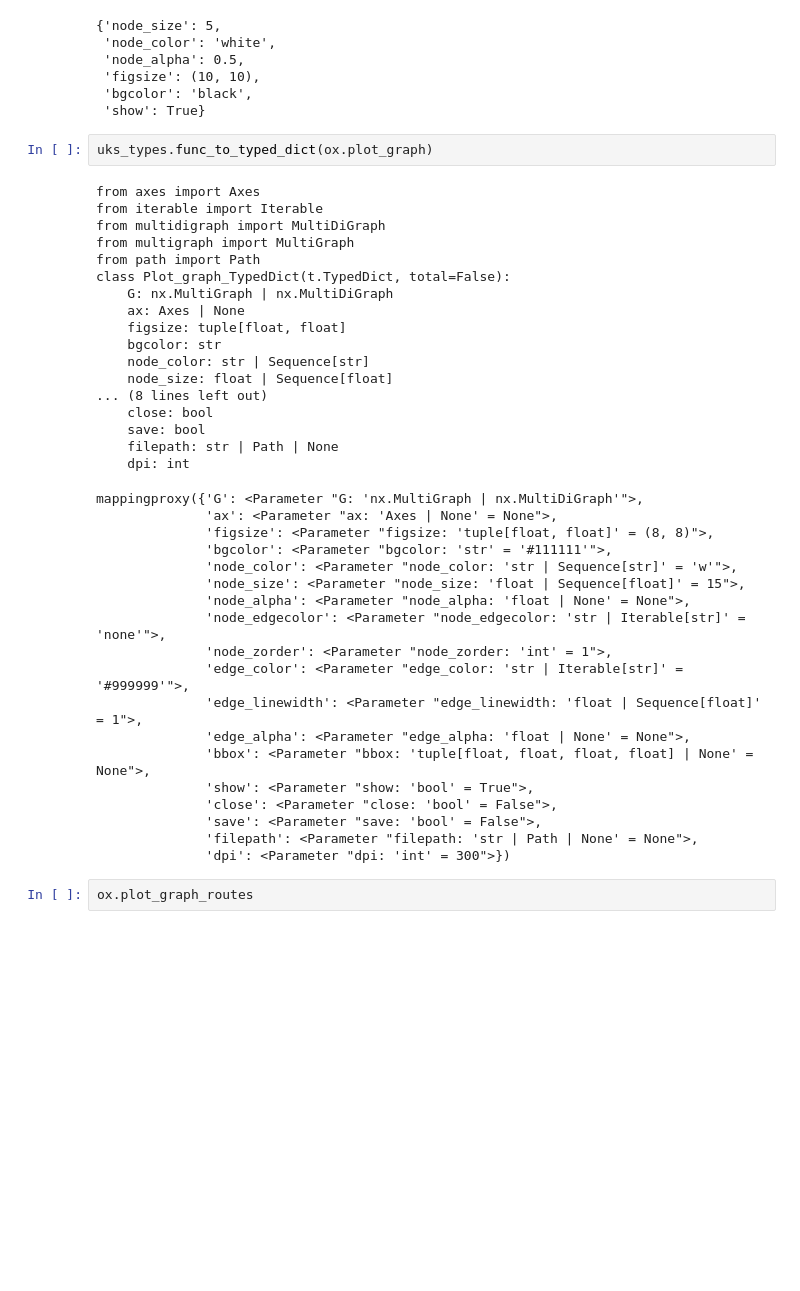
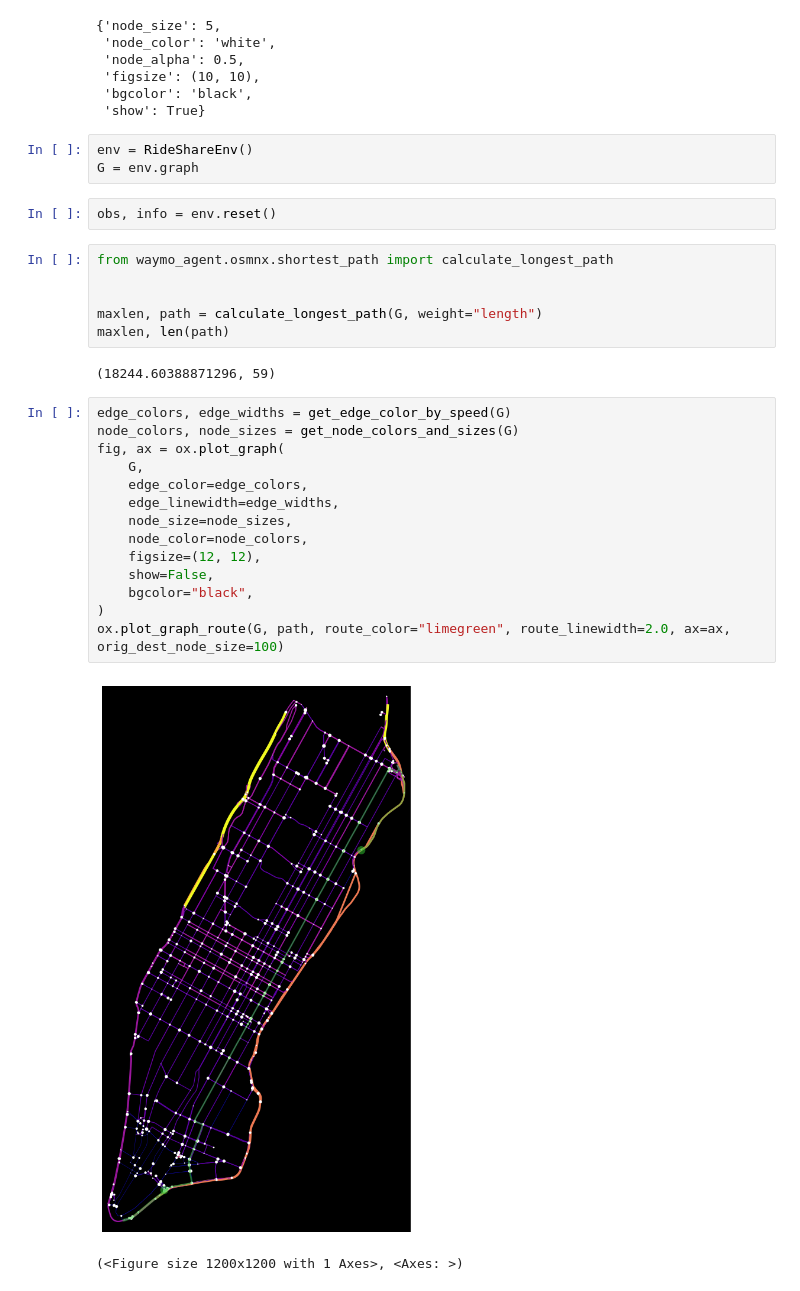
Before and after one commit to akseldkw07/Waymo-Agent, a Jupyter notebook: notebooks/scratch.ipynb, the cells around one changed output. Cells and saved outputs as stored; diff of their text form; blank space fills up the shorter version.

```diff
--- a/notebooks/scratch.ipynb
+++ b/notebooks/scratch.ipynb
@@ -44,43 +42,33 @@ DEFAULT_OX_PLOT_NOTEBOOK
  'figsize': (10, 10),
  'bgcolor': 'black',
  'show': True}
-# %%
-uks_types.func_to_typed_dict(ox.plot_graph)
-# %% [output]
-from axes import Axes
-from iterable import Iterable
-from multidigraph import MultiDiGraph
-from multigraph import MultiGraph
-from path import Path
-class Plot_graph_TypedDict(t.TypedDict, total=False):
-    G: nx.MultiGraph | nx.MultiDiGraph
-    ax: Axes | None
-    figsize: tuple[float, float]
-    bgcolor: str
-    node_color: str | Sequence[str]
-    node_size: float | Sequence[float]
-... (8 lines left out)
-    close: bool
-    save: bool
-    filepath: str | Path | None
-    dpi: int
-mappingproxy({'G': <Parameter "G: 'nx.MultiGraph | nx.MultiDiGraph'">,
-              'ax': <Parameter "ax: 'Axes | None' = None">,
-              'figsize': <Parameter "figsize: 'tuple[float, float]' = (8, 8)">,
-              'bgcolor': <Parameter "bgcolor: 'str' = '#111111'">,
-              'node_color': <Parameter "node_color: 'str | Sequence[str]' = 'w'">,
-              'node_size': <Parameter "node_size: 'float | Sequence[float]' = 15">,
-              'node_alpha': <Parameter "node_alpha: 'float | None' = None">,
-              'node_edgecolor': <Parameter "node_edgecolor: 'str | Iterable[str]' = 'none'">,
-              'node_zorder': <Parameter "node_zorder: 'int' = 1">,
-              'edge_color': <Parameter "edge_color: 'str | Iterable[str]' = '#999999'">,
-              'edge_linewidth': <Parameter "edge_linewidth: 'float | Sequence[float]' = 1">,
-              'edge_alpha': <Parameter "edge_alpha: 'float | None' = None">,
-              'bbox': <Parameter "bbox: 'tuple[float, float, float, float] | None' = None">,
-              'show': <Parameter "show: 'bool' = True">,
-              'close': <Parameter "close: 'bool' = False">,
-              'save': <Parameter "save: 'bool' = False">,
-              'filepath': <Parameter "filepath: 'str | Path | None' = None">,
-              'dpi': <Parameter "dpi: 'int' = 300">})
-# %%
-ox.plot_graph_routes
+# %%
+env = RideShareEnv()
+G = env.graph
+# %%
+obs, info = env.reset()
+# %%
+from waymo_agent.osmnx.shortest_path import calculate_longest_path
+
+
+maxlen, path = calculate_longest_path(G, weight="length")
+maxlen, len(path)
+# %% [output]
+(18244.60388871296, 59)
+# %%
+edge_colors, edge_widths = get_edge_color_by_speed(G)
+node_colors, node_sizes = get_node_colors_and_sizes(G)
+fig, ax = ox.plot_graph(
+    G,
+    edge_color=edge_colors,
+    edge_linewidth=edge_widths,
+    node_size=node_sizes,
+    node_color=node_colors,
+    figsize=(12, 12),
+    show=False,
+    bgcolor="black",
+)
+ox.plot_graph_route(G, path, route_color="limegreen", route_linewidth=2.0, ax=ax, orig_dest_node_size=100)
+# %% [output]
+[figure, added]
+(<Figure size 1200x1200 with 1 Axes>, <Axes: >)
```
Also changed, not shown: parts of 5 cells of this notebook, 39 other files.
